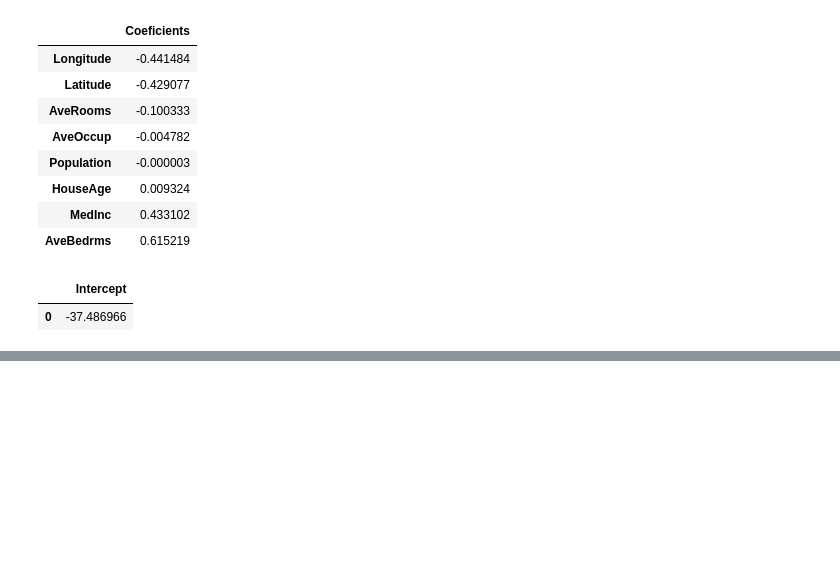
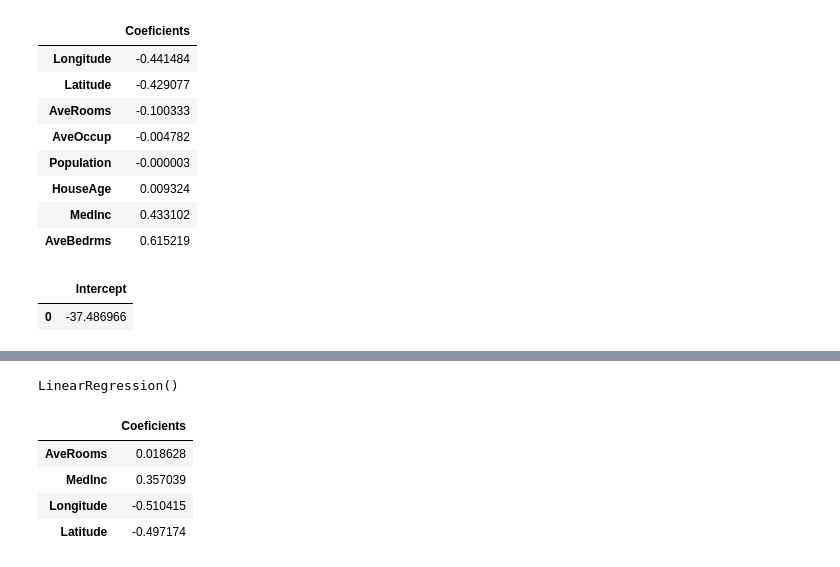
Before and after one commit to sergiolms/saturday-ai, a Jupyter notebook: linear_regression.ipynb, the cells around one changed output, grey strips where cells are left out. Saved outputs shown, nothing was run; the diff lists cells and outputs as text; code cells hidden in the pictures; blank space fills up the shorter version.

```diff
--- a/linear_regression.ipynb
+++ b/linear_regression.ipynb
@@ -220,0 +275,20 @@ plt.show()
+# %%
+# Create an instance of the Linear Regression model
+reg = LinearRegression(fit_intercept=True, copy_X=True)
+
+# Entrenamos el modelo
+# Fit the data to the Linear Regression model (train the model)
+reg.fit(X_train,Y_train)
+# %% [output]
+LinearRegression()
+# %%
+# Determinamos el coficiente del modelo y lo representamos
+# Determine the coeficients of the model
+reg.coef_
+pd.DataFrame(reg.coef_, index=X.columns, columns =["Coeficients"])
+# %% [output]
+|  | Coeficients |
+| AveRooms | 0.018628 |
+| MedInc | 0.357039 |
+| Longitude | -0.510415 |
+| Latitude | -0.497174 |
```
Also changed, not shown: parts of 20 cells of this notebook.
